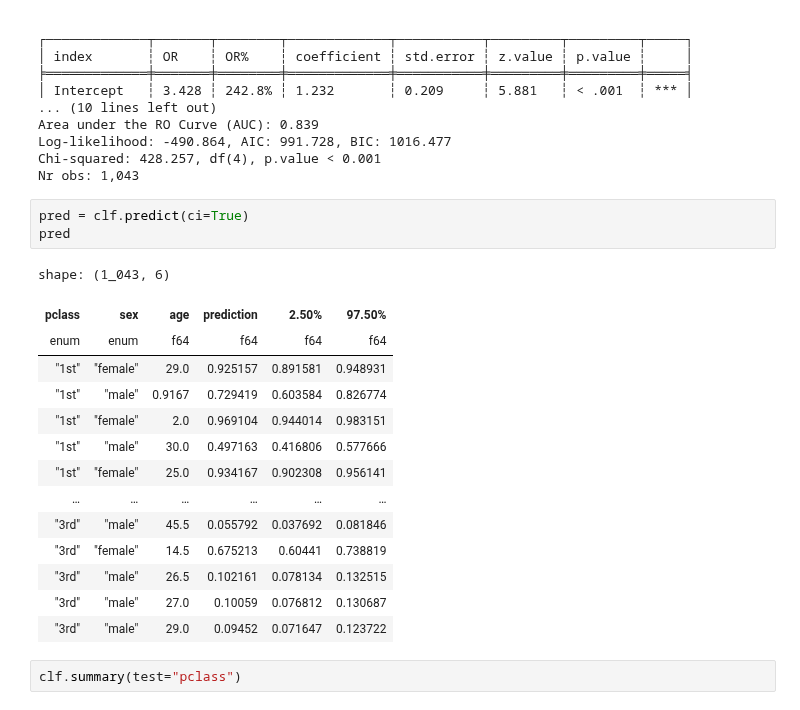
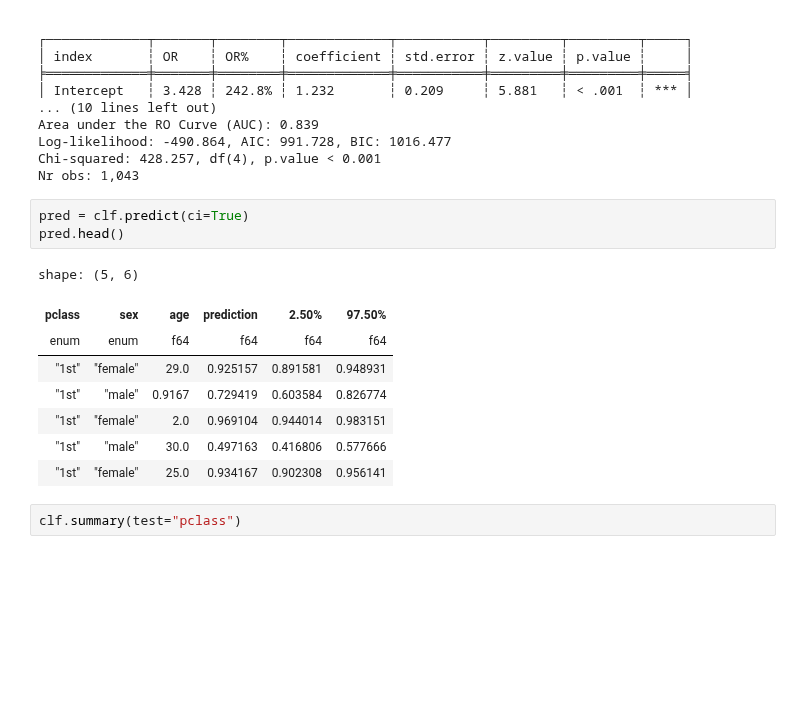
Before and after one commit to radiant-ai-hub/pyrsm, a Jupyter notebook: examples/model/model-logistic-regression.ipynb, the cells around one changed output. Cells and saved outputs as stored; diff of their text form; blank space fills up the shorter version.

```diff
--- a/examples/model/model-logistic-regression.ipynb
+++ b/examples/model/model-logistic-regression.ipynb
@@ -109,22 +139,16 @@ Chi-squared: 428.257, df(4), p.value < 0.001
 Nr obs: 1,043
 # %%
 pred = clf.predict(ci=True)
-pred
+pred.head()
 # %% [output]
-shape: (1_043, 6)
+shape: (5, 6)
 | pclass | sex | age | prediction | 2.50% | 97.50% |
 | enum | enum | f64 | f64 | f64 | f64 |
 | "1st" | "female" | 29.0 | 0.925157 | 0.891581 | 0.948931 |
 | "1st" | "male" | 0.9167 | 0.729419 | 0.603584 | 0.826774 |
 | "1st" | "female" | 2.0 | 0.969104 | 0.944014 | 0.983151 |
 | "1st" | "male" | 30.0 | 0.497163 | 0.416806 | 0.577666 |
 | "1st" | "female" | 25.0 | 0.934167 | 0.902308 | 0.956141 |
-| … | … | … | … | … | … |
-| "3rd" | "male" | 45.5 | 0.055792 | 0.037692 | 0.081846 |
-| "3rd" | "female" | 14.5 | 0.675213 | 0.60441 | 0.738819 |
-| "3rd" | "male" | 26.5 | 0.102161 | 0.078134 | 0.132515 |
-| "3rd" | "male" | 27.0 | 0.10059 | 0.076812 | 0.130687 |
-| "3rd" | "male" | 29.0 | 0.09452 | 0.071647 | 0.123722 |
 # %%
 clf.summary(test="pclass")
 # %% [output]
```
Also changed, not shown: parts of 6 cells of this notebook, 2 other files.
